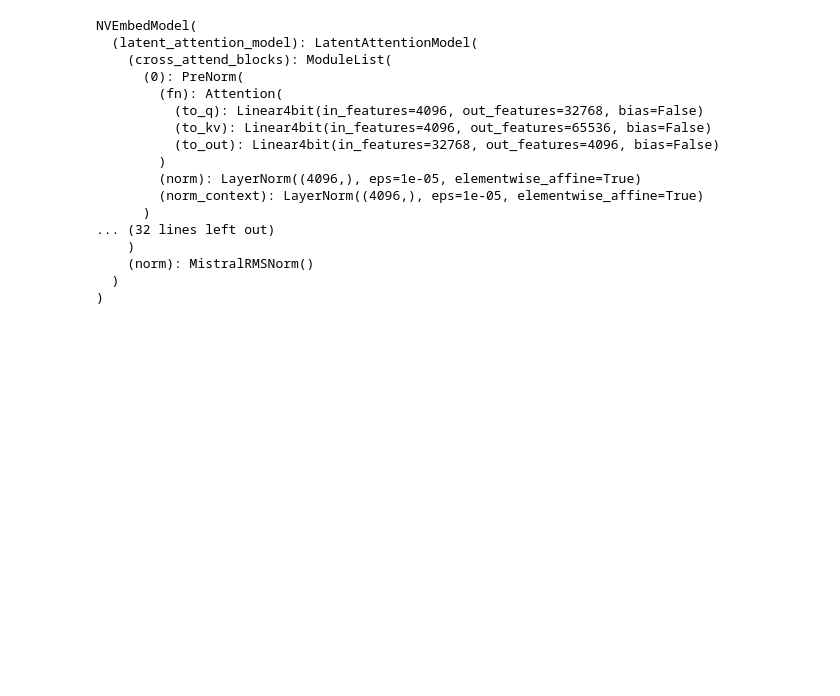
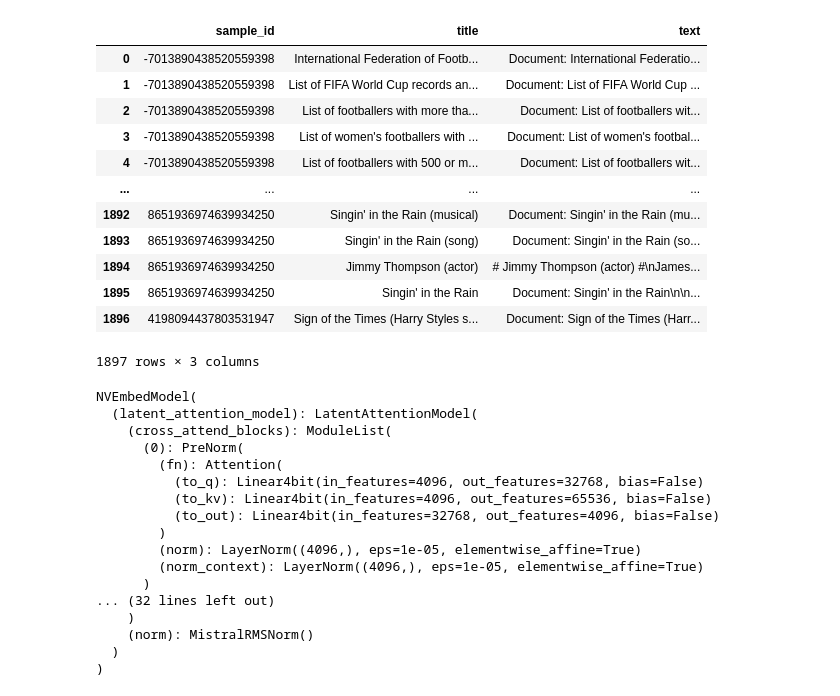
Before and after one commit to lab-paper-code/QriousRAG, a Jupyter notebook: model/answer_rag.ipynb, the cells around one changed output. Saved outputs shown, nothing was run; the diff lists cells and outputs as text; code cells hidden in the pictures; blank space fills up the shorter version.

Commit message:
extract titles

```diff
--- a/model/answer_rag.ipynb
+++ b/model/answer_rag.ipynb
@@ -33,9 +31,32 @@ evidence_embeddings = np.load(embedd_test_path)
 print(evidence_embeddings.shape)
 evidence_embeddings = torch.from_numpy(evidence_embeddings).to(device1)
 
+#load embeddings (evidence_eval)
+embedd_test_path = f'{data_dir}/test/embedd_test_eval2.npy'
+evidence_embeddings_eval = np.load(embedd_test_path)
+print(evidence_embeddings_eval.shape)
+evidence_embeddings_eval = torch.from_numpy(evidence_embeddings_eval).to(device1)
+
+#load embeddings (evidence_title)
+embedd_test_path = f'{data_dir}/test/embedd_test_eval_title.npy'
+evidence_embeddings_title = np.load(embedd_test_path)
+print(evidence_embeddings_title.shape)
+evidence_embeddings_title = torch.from_numpy(evidence_embeddings_title).to(device1)
+
 #load evidence
 evidence_test_path = f'{data_dir}/test/evidence_test.csv'
 evidence_df = pd.read_csv(evidence_test_path)
+print(len(evidence_df))
+
+#load evidence
+evidence_test_path = f'{data_dir}/test/evidence_test_eval.csv'
+evidence_eval_df = pd.read_csv(evidence_test_path)
+print(len(evidence_eval_df))
+
+#load title evidence
+evidence_test_path = f'{data_dir}/test/evidence_test_eval_title.csv'
+evidence_eval_title_df = pd.read_csv(evidence_test_path)
+print(len(evidence_eval_title_df))
 
 #load qa data
 qa_df=pd.read_csv(f'{data_dir}/test/qa_test.csv') #data=df[['question','long_answers']] # questions=data['question'] #references = [row.to_dict() for i, row in df.iterrows() if i < len(questions)]
@@ -48,6 +74,22 @@ qa_df.head()
 | 2 | a9c1319b-ed69-4b1b-8486-05ad3d444e22 | 8793099883447006698 | When was the first apple i phone ... | ['When was the first apple i phon... | ['The iPhone beta was created in ... | [['June 29, 2007'], ['2004'], ['J... |
 | 3 | b07f0006-0628-49cf-b5b4-c0c7e88d3190 | -881464876144297194 | Who played the weasley brothers i... | ['Who played Bill weasley in Harr... | ['Rupert Grint played Ron Weasley... | [['Richard Fish'], ['Chris Rankin... |
 | 4 | a9d31e99-6402-4a41-a4af-52de1aebeb16 | 1650309494326541834 | How many state parks are there in... | ['How many state parks are there ... | ['When the Virginia state park sy... | [['six'], ['38'], ['6'], ['38']] |
+# %%
+evidence_eval_title_df
+# %% [output]
+|  | sample_id | title | text |
+| 0 | -7013890438520559398 | International Federation of Footb... | Document: International Federatio... |
+| 1 | -7013890438520559398 | List of FIFA World Cup records an... | Document: List of FIFA World Cup ... |
+| 2 | -7013890438520559398 | List of footballers with more tha... | Document: List of footballers wit... |
+| 3 | -7013890438520559398 | List of women's footballers with ... | Document: List of women's footbal... |
+| 4 | -7013890438520559398 | List of footballers with 500 or m... | Document: List of footballers wit... |
+| ... | ... | ... | ... |
+| 1892 | 8651936974639934250 | Singin' in the Rain (musical) | Document: Singin' in the Rain (mu... |
+| 1893 | 8651936974639934250 | Singin' in the Rain (song) | Document: Singin' in the Rain (so... |
+| 1894 | 8651936974639934250 | Jimmy Thompson (actor) | # Jimmy Thompson (actor) #\nJames... |
+| 1895 | 8651936974639934250 | Singin' in the Rain | Document: Singin' in the Rain\n\n... |
+| 1896 | 4198094437803531947 | Sign of the Times (Harry Styles s... | Document: Sign of the Times (Harr... |
+1897 rows × 3 columns
 # %%
 #load quantized model
 bnb_config = BitsAndBytesConfig(
```
Also changed, not shown: parts of 46 cells of this notebook, 12 other files.
